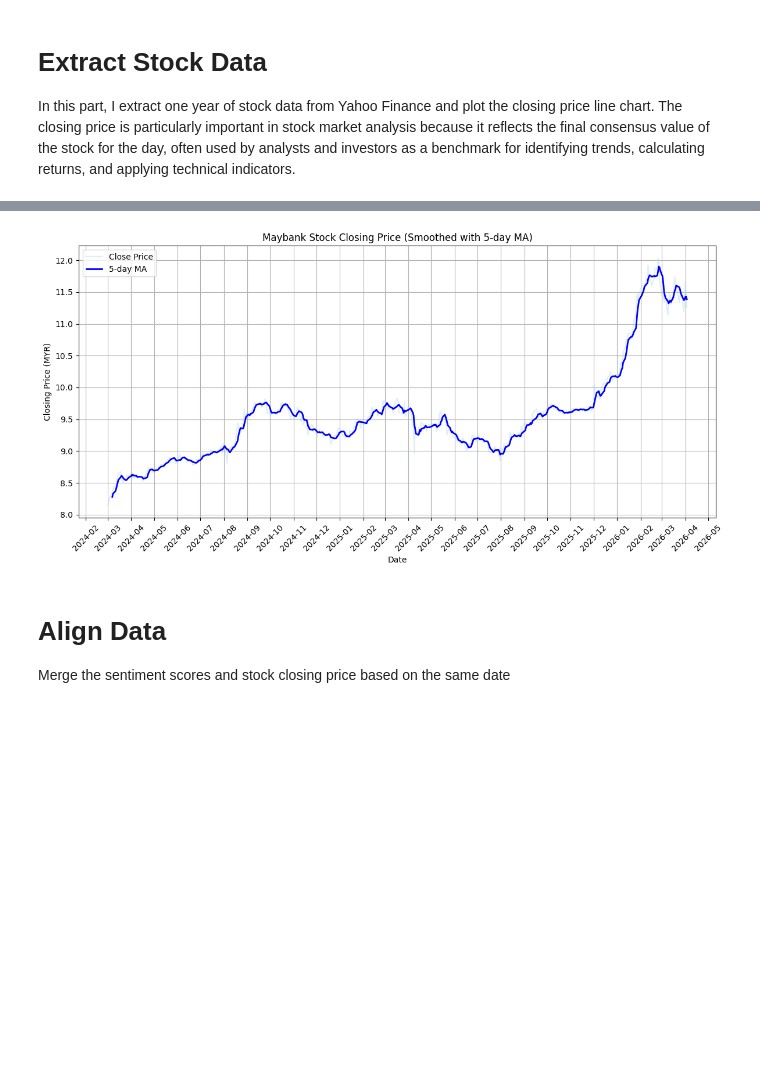
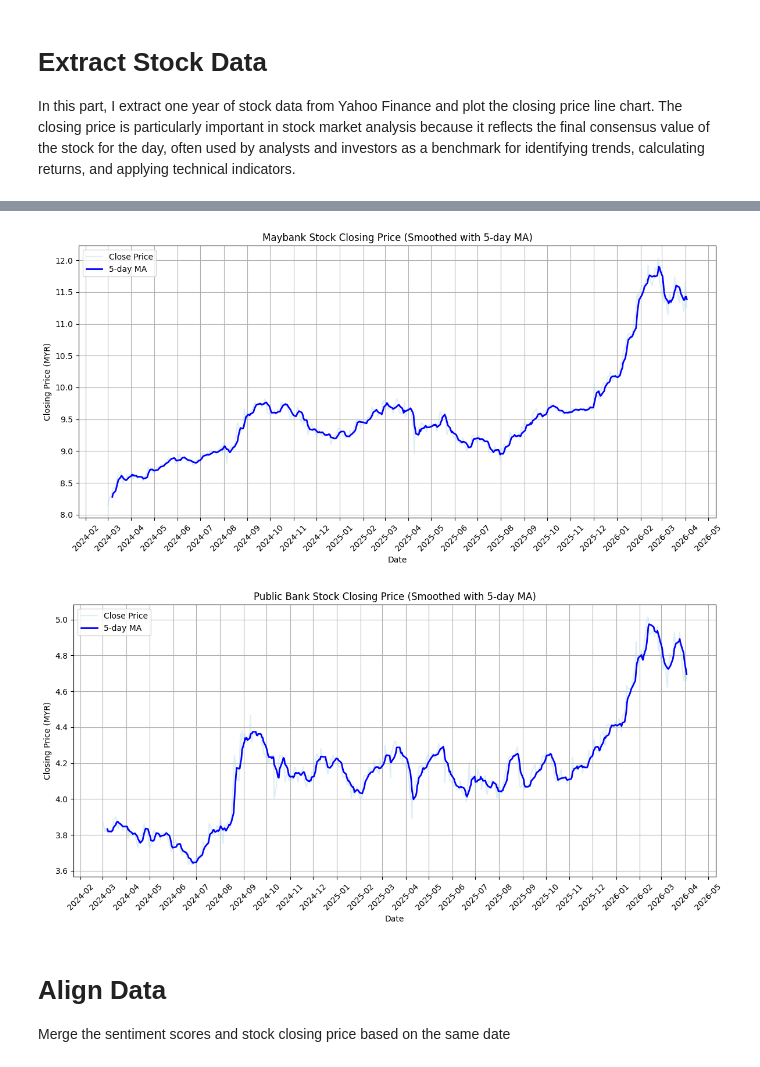
Before and after one commit to kaijian1124/FYP2, a Jupyter notebook: out.ipynb, the cells around one changed output, grey strips where cells are left out. Cells and saved outputs as stored; diff of their text form; code cells hidden in the pictures; blank space fills up the shorter version.

Commit message:
auto update data

```diff
--- a/out.ipynb
+++ b/out.ipynb
@@ -962,40 +1207,52 @@ Saved stock data to: Source/Data/raw/stock/Maybank_Stocks_Data.csv
 # %%
 import pandas as pd
 import matplotlib.pyplot as plt
 import matplotlib.dates as mdates
 
-# 读取数据
-df = pd.read_csv("Source/Data/raw/stock/Maybank_Stocks_Data.csv")
-df["Date"] = pd.to_datetime(df["Date"])
+def plot_stock_ma(file_path, title):
+    df = pd.read_csv(file_path)
+    df["Date"] = pd.to_datetime(df["Date"])
+    df["Close"] = pd.to_numeric(df["Close"], errors='coerce')
 
-# 确保 Close 列为数值型，如果无法转则变成 NaN
-df["Close"] = pd.to_numeric(df["Close"], errors='coerce')
+    # 计算 5-day MA
+    df["Close_MA5"] = df["Close"].rolling(window=5).mean()
 
-# 计算 5 天滚动平均
-df["Close_MA5"] = df["Close"].rolling(window=5).mean()
+    plt.figure(figsize=(12, 6))
 
-plt.figure(figsize=(12, 6))
+    # 原始价格
+    plt.plot(df["Date"], df["Close"], color='lightblue', alpha=0.4, label="Close Price")
 
-# 原始收盘价（淡蓝）
-plt.plot(df["Date"], df["Close"], linestyle="-", color='lightblue', alpha=0.4, label="Close Price")
+    # MA5
+    plt.plot(df["Date"], df["Close_MA5"], color='blue', linewidth=2, label="5-day MA")
 
-# 滚动平均（深蓝）
-plt.plot(df["Date"], df["Close_MA5"], linestyle="-", color='blue', linewidth=2, label="5-day MA")
+    # 日期格式
+    plt.gca().xaxis.set_major_locator(mdates.MonthLocator(interval=1))
+    plt.gca().xaxis.set_major_formatter(mdates.DateFormatter('%Y-%m'))
 
-# 设置 X 轴日期格式
-plt.gca().xaxis.set_major_locator(mdates.MonthLocator(interval=1))
-plt.gca().xaxis.set_major_formatter(mdates.DateFormatter('%Y-%m'))
+    plt.title(title)
+    plt.xlabel("Date")
+    plt.ylabel("Closing Price (MYR)")
+    plt.xticks(rotation=45)
+    plt.grid(True)
+    plt.legend()
+    plt.tight_layout()
+    plt.show()
 
-plt.title("Maybank Stock Closing Price (Smoothed with 5-day MA)")
-plt.xlabel("Date")
-plt.ylabel("Closing Price (MYR)")
-plt.xticks(rotation=45)
-plt.grid(True)
-plt.legend()
-plt.tight_layout()
-plt.show()
+
+# 🔵 Maybank 图
+plot_stock_ma(
+    "Source/Data/raw/stock/Maybank_Stocks_Data.csv",
+    "Maybank Stock Closing Price (Smoothed with 5-day MA)"
+)
+
+# 🟢 Public Bank 图
+plot_stock_ma(
+    "Source/Data/raw/stock/Public_Bank_Stocks_Data.csv",
+    "Public Bank Stock Closing Price (Smoothed with 5-day MA)"
+)
 # %% [output]
 [figure]
+[figure, added]
 # %% [markdown]
 # Align Data
 Merge the sentiment scores and stock closing price based on the same date
```
Also changed, not shown: parts of 14 cells of this notebook, 27 other files.
